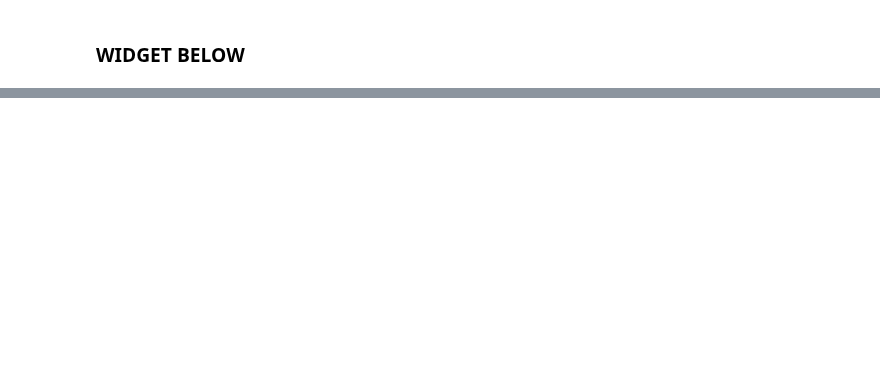
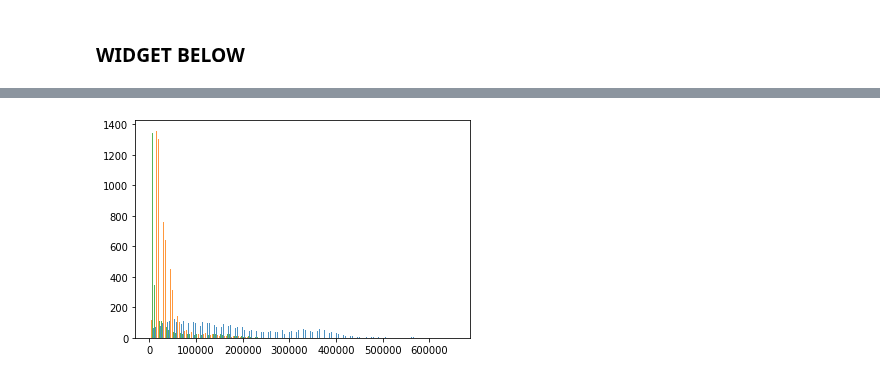
Before and after one commit to Niloo1371/Finding_droplets, a Jupyter notebook: Package/Use_preprocess.ipynb, the cells around one changed output, grey strips where cells are left out. Drawn from its saved outputs; the diff is of its cells as text; code cells hidden in the pictures; blank space fills up the shorter version.

```diff
--- a/Package/Use_preprocess.ipynb
+++ b/Package/Use_preprocess.ipynb
@@ -163,0 +256,19 @@ n= gc.collect()
+# %%
+diffusor_metrics = np.load(
+    '/Volumes/LaCie Drive/Lab/Results/200922/Diagnostics/Volumes/LaCie Drive/Lab/Raw_data/Home_lab/200602/Diffusor_30_40mm_gain40/metrics_list.npy', allow_pickle=True)
+pinhole_metrics = np.load(
+    '/Volumes/LaCie Drive/Lab/Results/200922/Diagnostics/Volumes/LaCie Drive/Lab/Raw_data/Home_lab/200602/Medium_30_40_gain47.9/metrics_list.npy', allow_pickle=True)
+normal_metrics = np.load(
+    '/Volumes/LaCie Drive/Lab/Results/200922/Diagnostics/Volumes/LaCie Drive/Lab/Raw_data/Home_lab/200602/Normal_30_40/metrics_list.npy', allow_pickle=True)
+# %%
+n=plt.hist([np.concatenate(diffusor_metrics).ravel(), np.concatenate(pinhole_metrics).ravel(
+), np.concatenate(normal_metrics).ravel()],
+           label=['diffusor', 'pinhole', 'normal'],
+           cumulative=False,
+           stacked=False,
+           log=False,
+           density=False,
+           bins='stone',
+           alpha=0.8)
+# %% [output]
+[figure, added]
```
Also changed, not shown: parts of 18 cells of this notebook, 7 other files.
